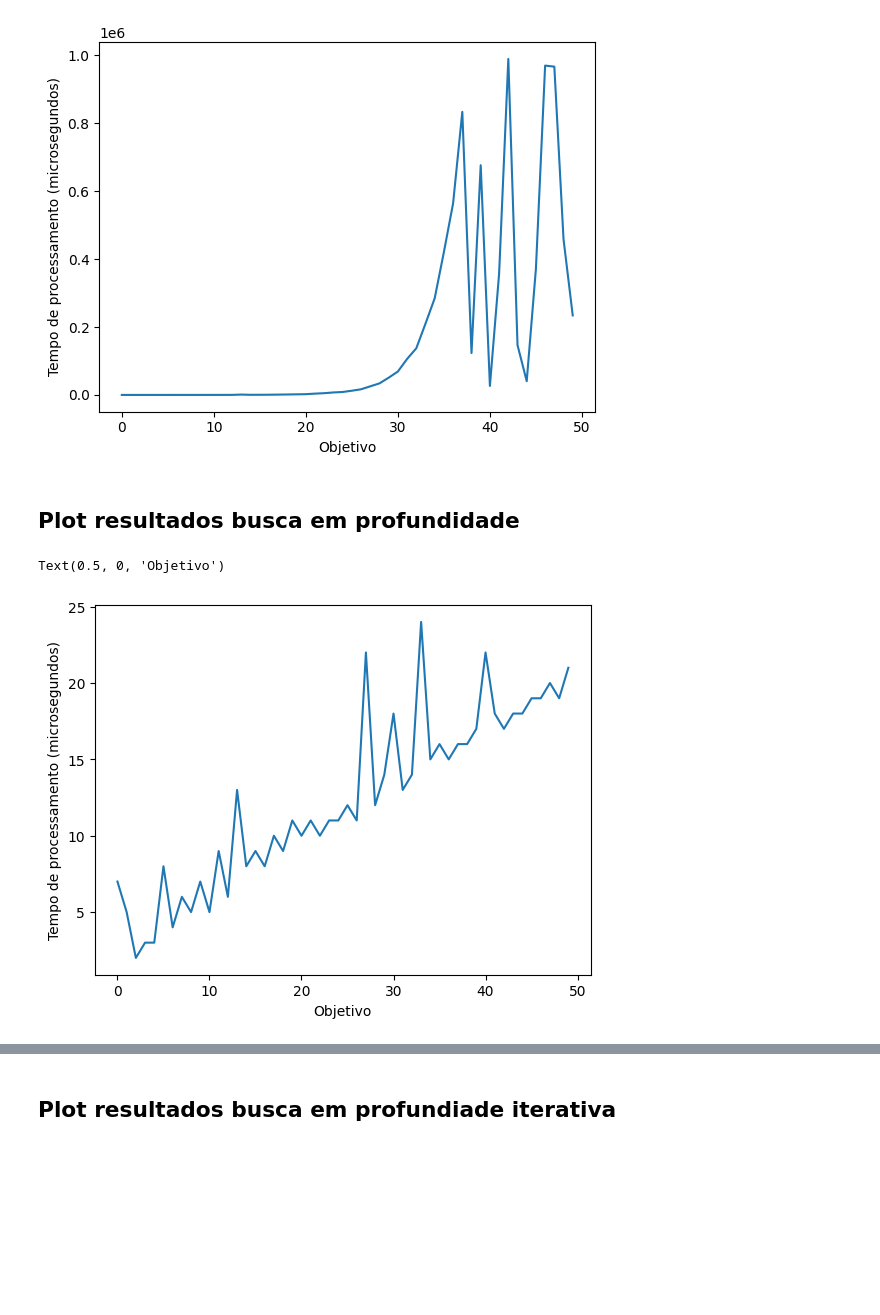
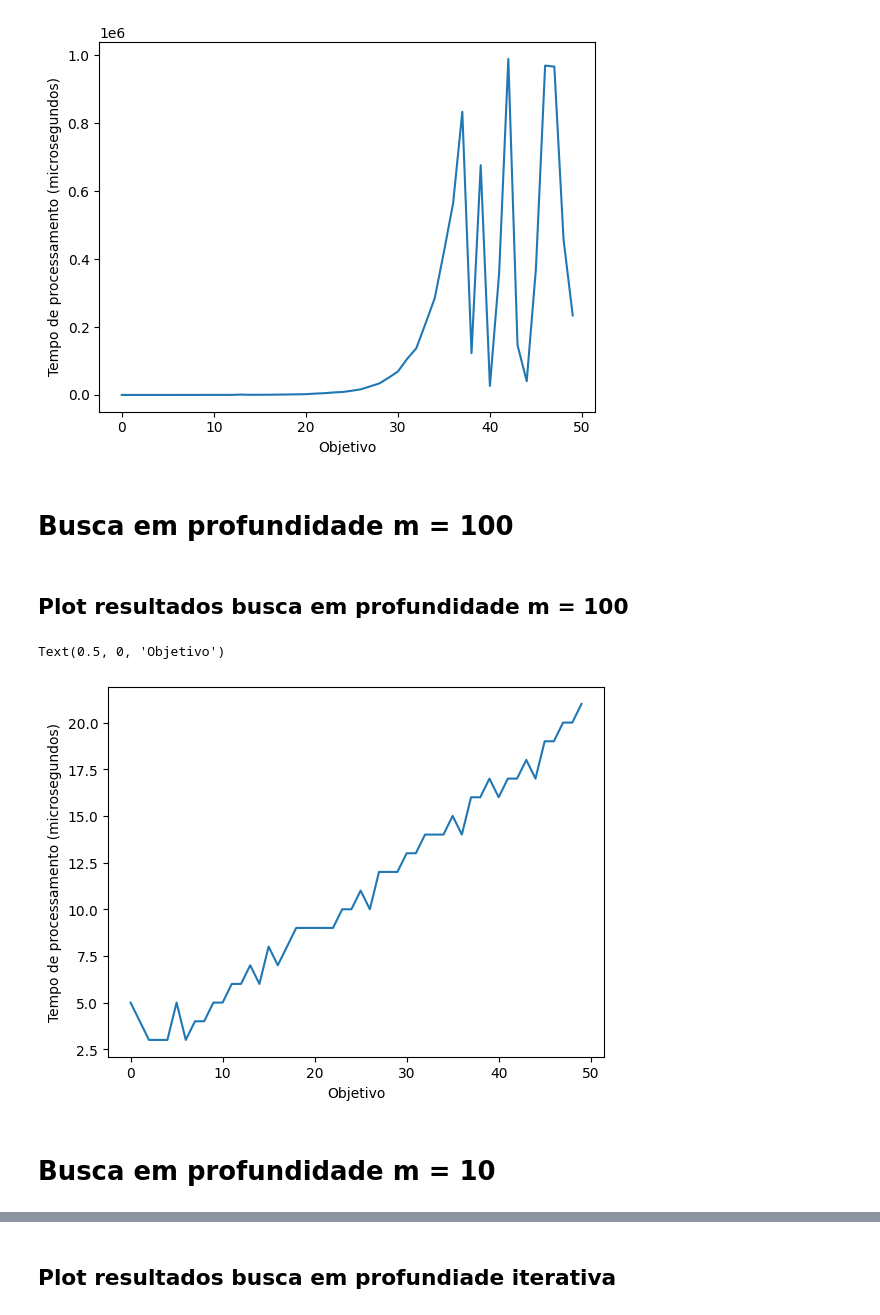
Before and after one commit to marchettomarcelo/APS-IA, a Jupyter notebook: main.ipynb, the cells around one changed output, grey strips where cells are left out. Drawn from its saved outputs; the diff is of its cells as text; code cells hidden in the pictures; blank space fills up the shorter version.

```diff
--- a/main.ipynb
+++ b/main.ipynb
@@ -76,3 +73,5 @@ with open('results.txt', 'w') as f:
+# %% [markdown]
+# Busca em profundidade m = 100
 # %%
 # algoritimo para busca em profundidade
 def calcula_iteracao_busca_em_profundidade(i):
@@ -91,16 +90,18 @@ def calcula_iteracao_busca_em_profundidade(i):
     if result != None:
         return delta_t
 
-valores_busca_profundidade = np.array([])
+valores_busca_profundidade_m100 = np.array([])
 
 for i in range(1, 51):
-    valores_busca_profundidade = np.append(valores_busca_profundidade, calcula_iteracao_busca_em_profundidade(i).microseconds )
+    valores_busca_profundidade_m100 = np.append(valores_busca_profundidade_m100, calcula_iteracao_busca_em_profundidade(i).microseconds )
 # %% [markdown]
-## Plot resultados busca em profundidade
+## Plot resultados busca em profundidade m = 100
 # %%
-plt.plot(valores_busca_profundidade)
+plt.plot(valores_busca_profundidade_m100)
 plt.ylabel('Tempo de processamento (microsegundos)')
 plt.xlabel('Objetivo')
 # %% [output]
 Text(0.5, 0, 'Objetivo')
-[figure, old version]
+[figure, new version]
+# %% [markdown]
+# Busca em profundidade m = 10
```
Also changed, not shown: parts of 16 cells of this notebook.
